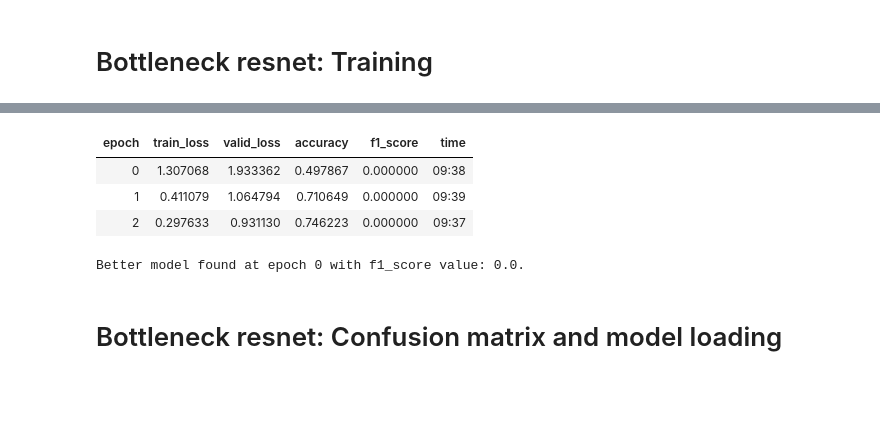
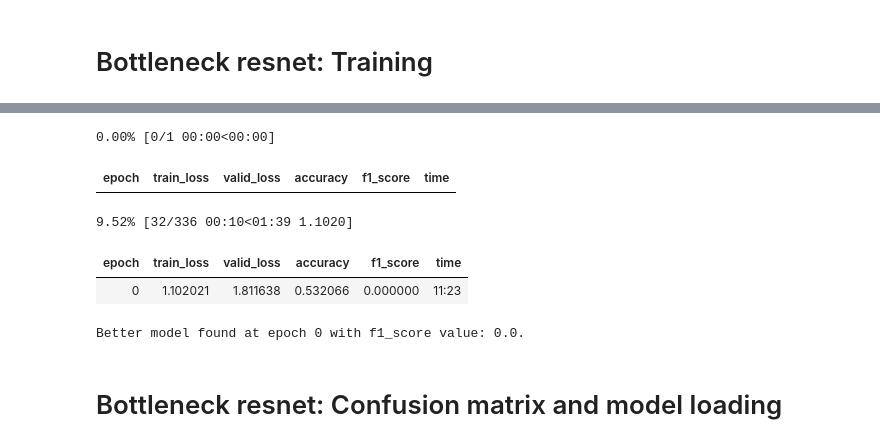
Before and after one commit to lphohmann/BINP37_DL_protein_classification, a Jupyter notebook: 1D_ResNet.ipynb, the cells around one changed output, grey strips where cells are left out. Cells and saved outputs as stored; diff of their text form; code cells hidden in the pictures; blank space fills up the shorter version.

```diff
--- a/1D_ResNet.ipynb
+++ b/1D_ResNet.ipynb
@@ -224,11 +225,11 @@ class ResNet(nn.Sequential):
 # the learner
 # trying to not give a loss function to solve assertion error in confusion matrix plot
 def get_learner(m):
-    #return Learner(dls, m, loss_func=nn.CrossEntropyLoss(), metrics=accuracy).to_fp16()
-    #return Learner(dls, m, loss_func=nn.CrossEntropyLoss(), opt_func=Adam, lr=defaults.lr, cbs=[t_type,smc], metrics=[accuracy,F1Score], model_dir='models')
-    return Learner(dls, m, opt_func=Adam, lr=defaults.lr, cbs=[t_type,smc], metrics=[accuracy,F1Score], model_dir='models') # trying to solve error
+    #return Learner(dls, m, loss_func=nn.CrossEntropyLoss(), metrics=accuracy).to_fp16() #
+    return Learner(dls, m, loss_func=nn.CrossEntropyLoss(), opt_func=Adam, lr=defaults.lr, cbs=[t_type,smc], metrics=[accuracy,F1Score], model_dir='models').to_fp16()
 # %%
-rn = ResNet(dls.c, [3,4,6,3], 4) # these group sizes make up a resnet50
+#rn = ResNet(dls.c, [3,4,6,3], 4) # these group sizes make up a resnet50
+rn = ResNet(dls.c, [3, 8, 36, 3], 4) # this would be a resnet152
 learn = get_learner(rn)
 # %%
 learn.model
@@ -244,16 +259,17 @@ SuggestedLRs(minimum=0.0013182567432522773, steep=0.0030199517495930195, valley=
 # %%
 # train
-epochs=3
+epochs=1
 lr=0.00010964782268274575 # based on valley in lr_find
 learn.fit_one_cycle(epochs, lr) # appareantly some labels in y_test don't appear in y_pred and are never predicted. This messes with the weighted f-score.
 # UndefinedMetricWarning: F-score is ill-defined and being set to 0.0 in labels with no true nor predicted samples. Use `zero_division` parameter to control this behavior.
 # seems as they say "nor" -> check on the labels, all of them should be present in the model. maybe dls.vocab doesnt work in F1Score().
 # %% [output]
+0.00% [0/1 00:00<00:00]
 | epoch | train_loss | valid_loss | accuracy | f1_score | time |
-| 0 | 1.307068 | 1.933362 | 0.497867 | 0.000000 | 09:38 |
-| 1 | 0.411079 | 1.064794 | 0.710649 | 0.000000 | 09:39 |
-| 2 | 0.297633 | 0.931130 | 0.746223 | 0.000000 | 09:37 |
-Better model found at epoch 0 with f1_score value: 0.0.
+9.52% [32/336 00:10<01:39 1.1020]
+| epoch | train_loss | valid_loss | accuracy | f1_score | time |
+| 0 | 1.102021 | 1.811638 | 0.532066 | 0.000000 | 11:23 |
+Better model found at epoch 0 with f1_score value: 0.0.
 # %% [markdown]
 # Bottleneck resnet: Confusion matrix and model loading
 # %% [markdown]
```
Also changed, not shown: parts of 32 cells of this notebook.
